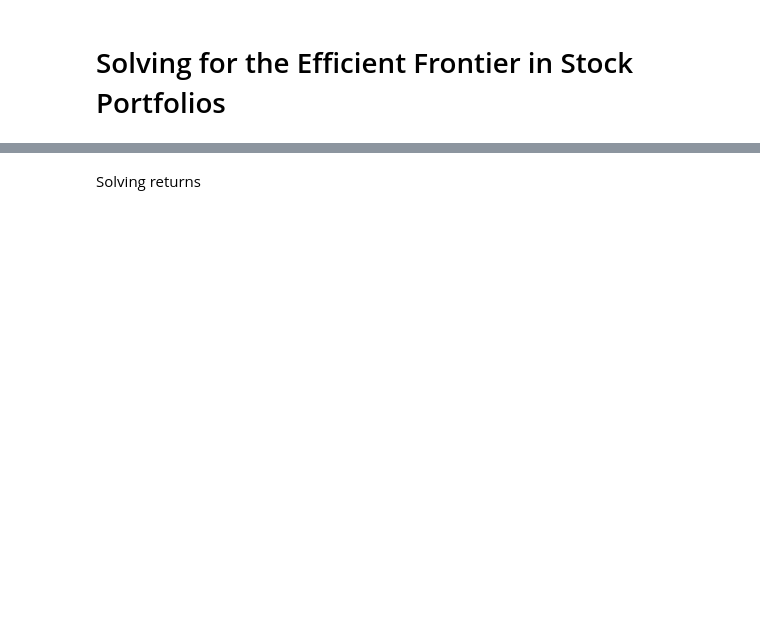
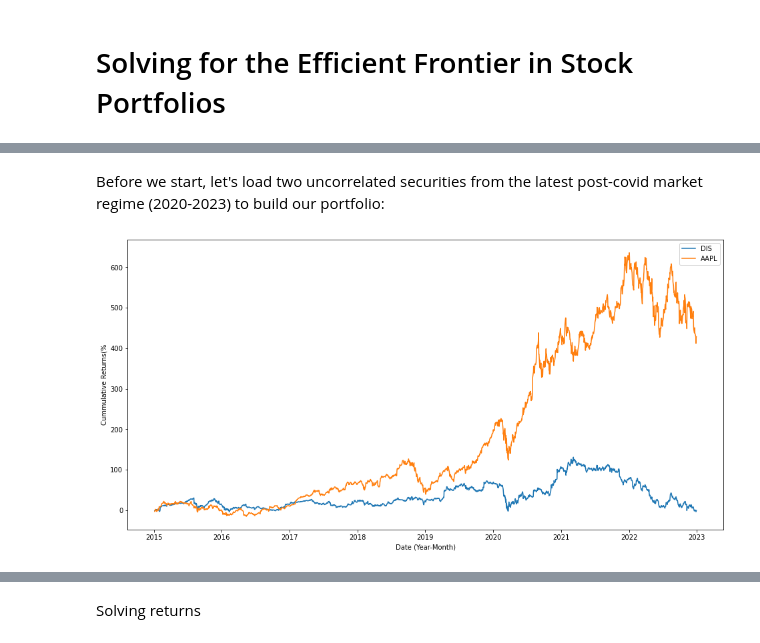
Before and after one commit to adamd1985/quant_research, a Jupyter notebook: efficient-frontier-quant.ipynb, the cells around one changed output, grey strips where cells are left out. Saved outputs shown, nothing was run; the diff lists cells and outputs as text; code cells hidden in the pictures; blank space fills up the shorter version.

```diff
--- a/efficient-frontier-quant.ipynb
+++ b/efficient-frontier-quant.ipynb
@@ -137,0 +55,24 @@ plt.show()
+# %% [markdown]
+Before we start, let's load two uncorrelated securities from the latest post-covid market regime (2020-2023) to build our portfolio:
+# %%
+tickers = ["DIS", "AAPL"]
+
+START_DATE = "2015-01-01"
+END_DATE = "2022-12-31"
+
+tickers_orig_df = load_ticker_prices_ts_df(tickers, START_DATE, END_DATE)
+tickers_df = tickers_orig_df.dropna(axis=1).pct_change().dropna()  # first % is NaN
+
+# 1+ to allow the cumulative product of returns over time, and -1 to remove it at the end.
+tickers_df = (1 + tickers_df).cumprod() - 1
+
+plt.figure(figsize=(16, 8))
+for ticker in tickers_df.columns:
+    plt.plot(tickers_df.index, tickers_df[ticker] * 100.0, label=ticker)
+
+plt.xlabel("Date (Year-Month)")
+plt.ylabel("Cummulative Returns(%")
+plt.legend()
+plt.show()
+# %% [output]
+[figure, added]
```
Also changed, not shown: parts of 25 cells of this notebook.
